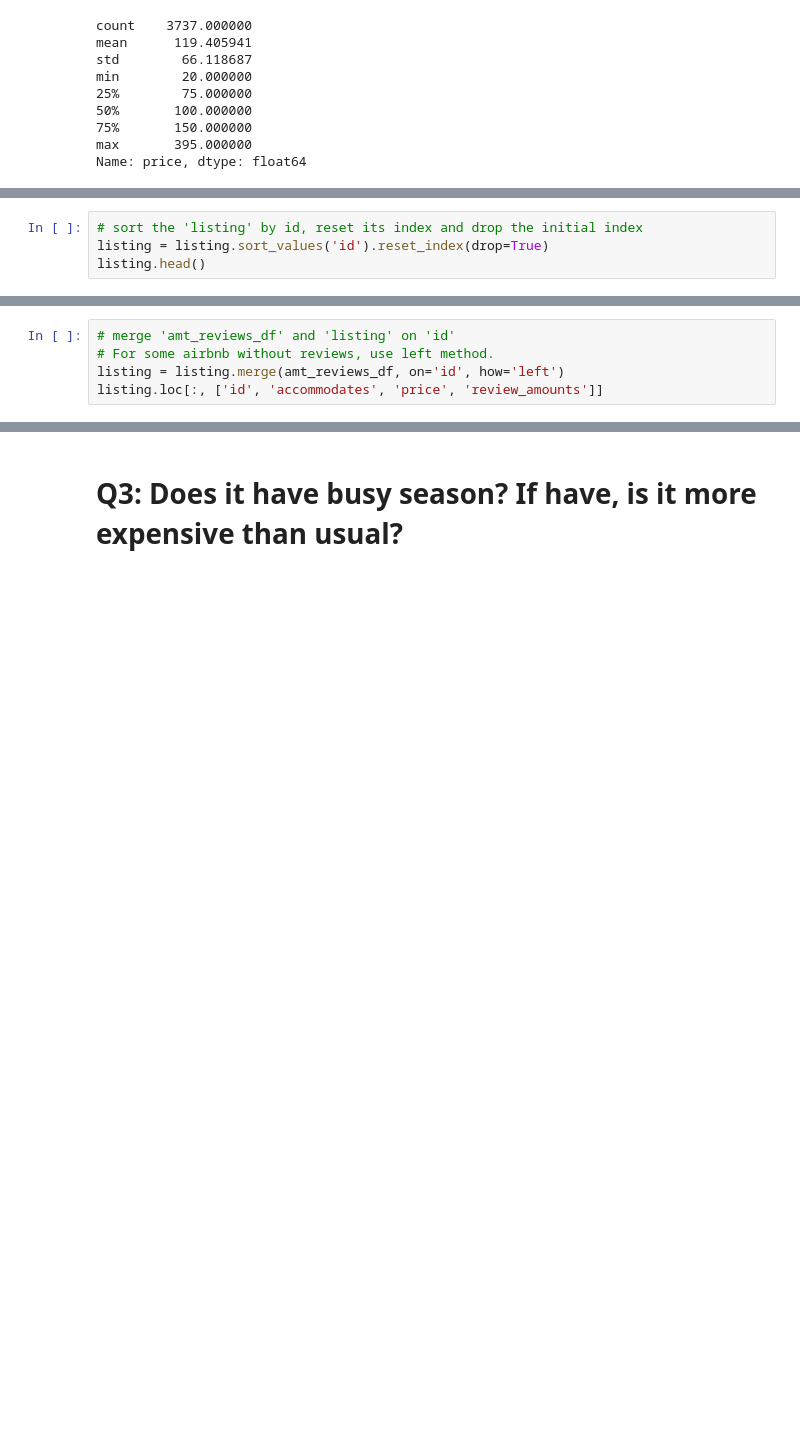
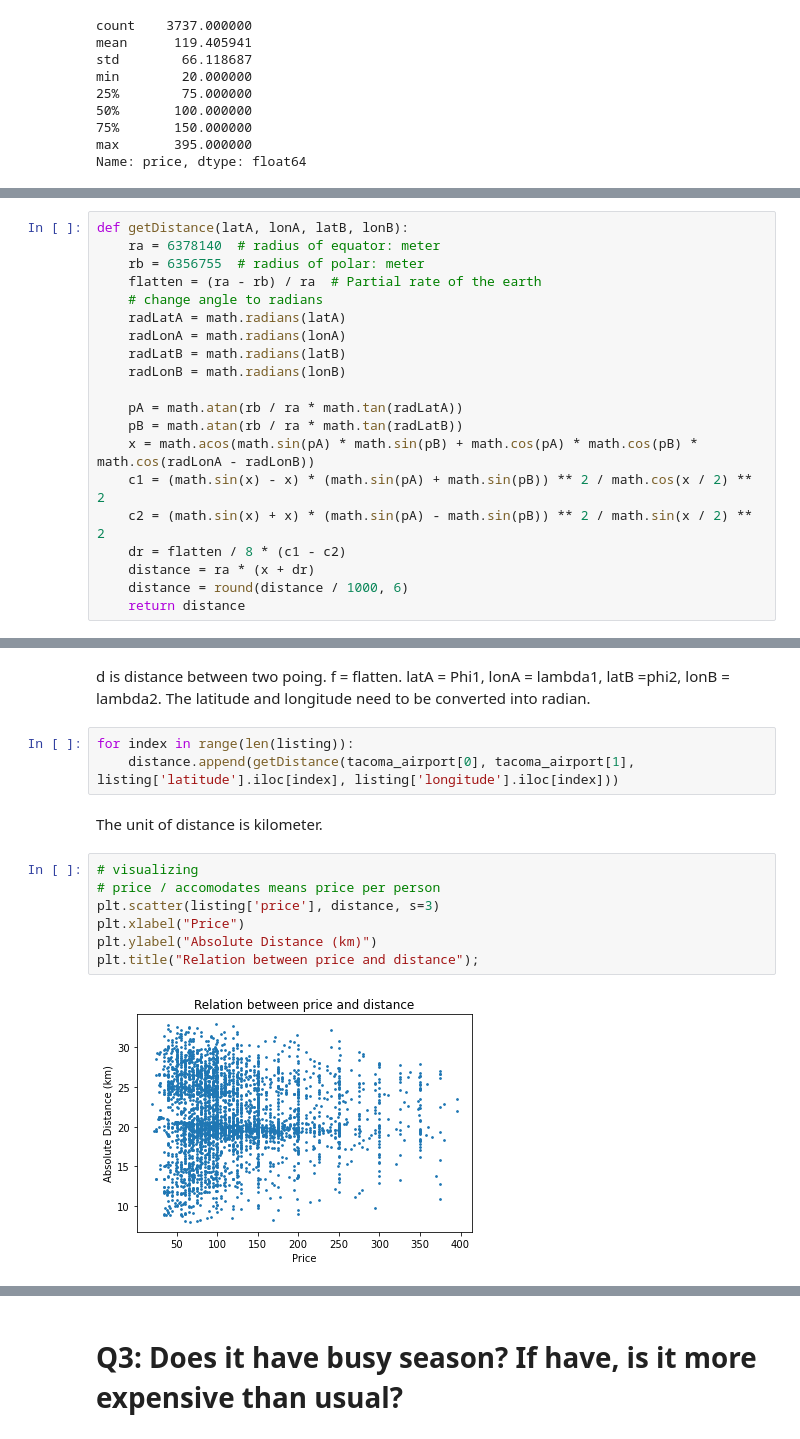
Before and after one commit to agave030/Udacity_nanodegree_data_scientist, a Jupyter notebook: Project 1/Seattle_data_analyzing.ipynb, the cells around one changed output, grey strips where cells are left out. Saved outputs shown, nothing was run; the diff lists cells and outputs as text; blank space fills up the shorter version.

```diff
--- a/Project 1/Seattle_data_analyzing.ipynb
+++ b/Project 1/Seattle_data_analyzing.ipynb
@@ -191,4 +180,0 @@ listing.head()
-# %%
-# sort the 'listing' by id, reset its index and drop the initial index
-listing = listing.sort_values('id').reset_index(drop=True)
-listing.head()
@@ -216,5 +180,0 @@ amt_reviews_df.head()
-# %%
-# merge 'amt_reviews_df' and 'listing' on 'id'
-# For some airbnb without reviews, use left method.
-listing = listing.merge(amt_reviews_df, on='id', how='left')
-listing.loc[:, ['id', 'accommodates', 'price', 'review_amounts']]
@@ -249,0 +185,20 @@ Because the review doesn't mean the outlier, I don't remove any data.
+# %%
+def getDistance(latA, lonA, latB, lonB):
+    ra = 6378140  # radius of equator: meter
+    rb = 6356755  # radius of polar: meter
+    flatten = (ra - rb) / ra  # Partial rate of the earth
+    # change angle to radians
+    radLatA = math.radians(latA)
+    radLonA = math.radians(lonA)
+    radLatB = math.radians(latB)
+    radLonB = math.radians(lonB)
+
+    pA = math.atan(rb / ra * math.tan(radLatA))
+    pB = math.atan(rb / ra * math.tan(radLatB))
+    x = math.acos(math.sin(pA) * math.sin(pB) + math.cos(pA) * math.cos(pB) * math.cos(radLonA - radLonB))
+    c1 = (math.sin(x) - x) * (math.sin(pA) + math.sin(pB)) ** 2 / math.cos(x / 2) ** 2
+    c2 = (math.sin(x) + x) * (math.sin(pA) - math.sin(pB)) ** 2 / math.sin(x / 2) ** 2
+    dr = flatten / 8 * (c1 - c2)
+    distance = ra * (x + dr)
+    distance = round(distance / 1000, 6)
+    return distance
@@ -249,0 +207,16 @@ Because the review doesn't mean the outlier, I don't remove any data.
+# %% [markdown]
+d is distance between two poing. f = flatten. latA = Phi1, lonA = lambda1, latB =phi2, lonB = lambda2. The latitude and longitude need to be converted into radian.
+# %%
+for index in range(len(listing)):
+    distance.append(getDistance(tacoma_airport[0], tacoma_airport[1], listing['latitude'].iloc[index], listing['longitude'].iloc[index]))
+# %% [markdown]
+The unit of distance is kilometer.
+# %%
+# visualizing
+# price / accomodates means price per person
+plt.scatter(listing['price'], distance, s=3)
+plt.xlabel("Price")
+plt.ylabel("Absolute Distance (km)")
+plt.title("Relation between price and distance");
+# %% [output]
+[figure, added]
```
Also changed, not shown: parts of 61 cells of this notebook, 1 other file.
